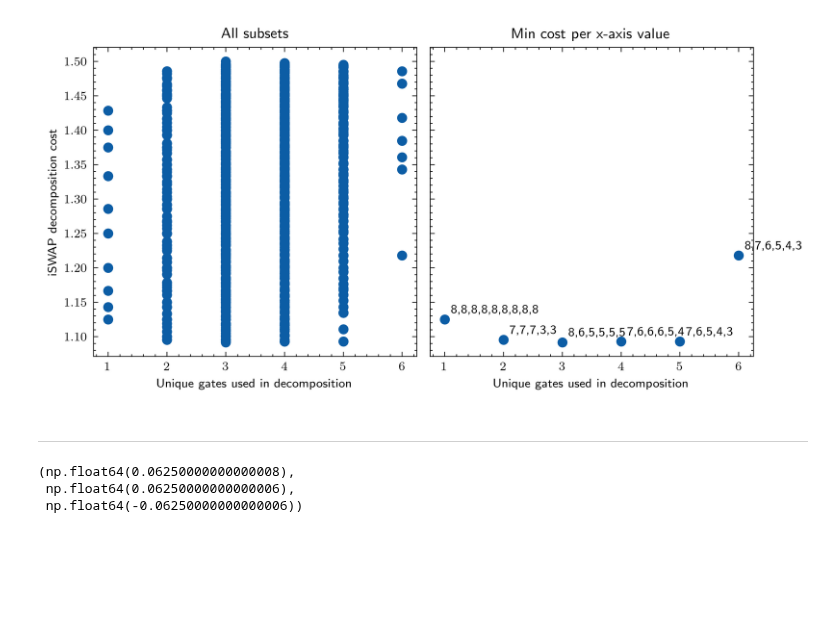
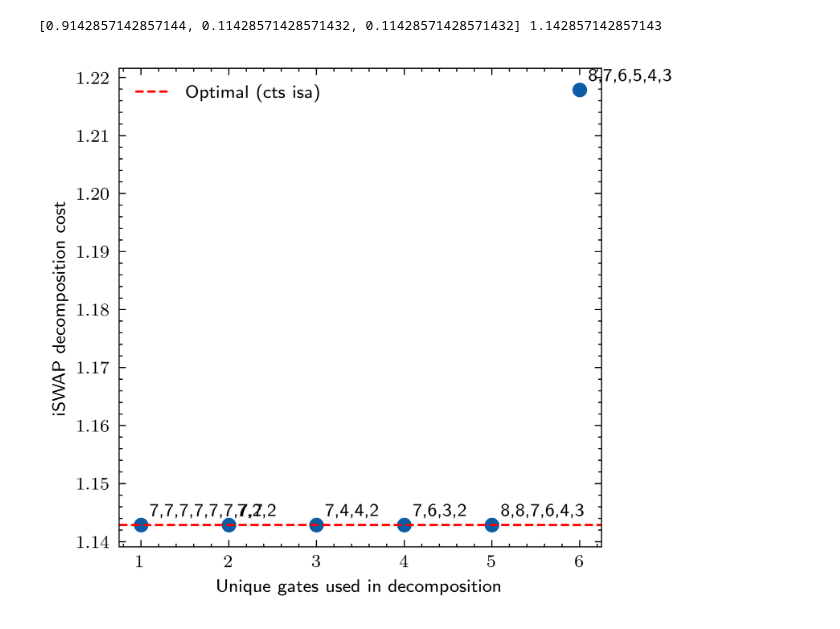
Before and after one commit to evmckinney9/gulps, a Jupyter notebook: src/notebooks/02_fsim.ipynb, the cells around one changed output. Cells and saved outputs as stored; diff of their text form; code cells hidden in the pictures; blank space fills up the shorter version.

Commit message:
feat: continuous isa lp

```diff
--- a/src/notebooks/02_fsim.ipynb
+++ b/src/notebooks/02_fsim.ipynb
@@ -97,48 +96,65 @@ for sentence in tqdm(decomposer.isa.enumerate()):
 
 # Sort by used-gate count then cost
 results.sort(key=lambda r: (r[0], r[1]))
+# %%
+from gulps.cts_linear_program import ContinuousISAConstraints
+
+base = GateInvariants.from_unitary(fsim(np.pi / 2, phi).power(1.0))
+solver = ContinuousISAConstraints(base=base, sequence_length=8, offset=1e-6)
+target = GateInvariants.from_unitary(iSwapGate())
+solver.set_target(target, rho_bool=False)
+
+gi_list, intermediates, ks = solver.solve(log_output=False)
+print(ks, sum(ks))
+optimal_cost = sum(ks)
+# %% [output]
+[0.9142857142857144, 0.11428571428571432, 0.11428571428571432] 1.142857142857143
 # %%
 from collections import defaultdict
 
 xs_all = [count for count, _, _ in results]  # jitter
 ys_all = [cost for _, cost, _ in results]
 
 # Group results by used_gate_count, keep only min-cost entry
 best_by_count = {}
 for count, cost, label in results:
     if count not in best_by_count or cost < best_by_count[count][0]:
         best_by_count[count] = (cost, label)
 
 # Sort by x-axis value
 best_items = sorted(best_by_count.items())
 
 # Extract for plotting
 xs_min = [count for count, _ in best_items]
 ys_min = [cost for _, (cost, _) in best_items]
 labels_min = [label for _, (_, label) in best_items]
 
 with plt.style.context(["ieee", "science", "use_mathtext"]):
-    fig, axs = plt.subplots(1, 2, figsize=(7, 3.5), sharey=True)
+    fig, axs = plt.subplots(1, 1, figsize=(4, 3.5), sharey=True)
 
     # --- Left: all results ---
-    axs[0].scatter(xs_all, ys_all, s=30)
-    axs[0].set_xlabel("Unique gates used in decomposition")
-    axs[0].set_ylabel("iSWAP decomposition cost")
-    axs[0].set_title("All subsets")
+    # axs = axs[0]
+    # axs.scatter(xs_all, ys_all, s=30)
+    # axs.set_xlabel("Unique gates used in decomposition")
+    axs.set_ylabel("iSWAP decomposition cost")
+    # axs.set_title("All subsets")
 
     # --- Right: min-cost per used_gate_count ---
-    axs[1].scatter(xs_min, ys_min, s=30)
-    axs[1].set_xlabel("Unique gates used in decomposition")
-    axs[1].set_title("Min cost per x-axis value")
+    axs = axs  # [1]
+    axs.scatter(xs_min, ys_min, s=30)
+    axs.set_xlabel("Unique gates used in decomposition")
+    # axs.set_title("Min cost per x-axis value")
     for x, y, label in zip(xs_min, ys_min, labels_min):
-        axs[1].annotate(
+        axs.annotate(
             label, (x, y), textcoords="offset points", xytext=(4, 4), fontsize=8
         )
+
+    # plot optimal as dashed line
+    axs.axhline(optimal_cost, color="red", linestyle="--", label="Optimal (cts isa)")
+    axs.legend()
 
     fig.tight_layout()
 
 plt.show()
 # %% [output]
-[figure, old version]
+[figure, new version]
-# %% [markdown]
-____
@@ -147,6 +160,0 @@ u_gi_cnot = GateInvariants.from_unitary(CXGate())
-# %%
-GateInvariants.from_unitary(CXGate().power(1 / 4)).monodromy
-# %% [output]
-(np.float64(0.06250000000000008),
- np.float64(0.06250000000000006),
- np.float64(-0.06250000000000006))
```
Also changed, not shown: parts of 12 cells of this notebook, 4 other files.
